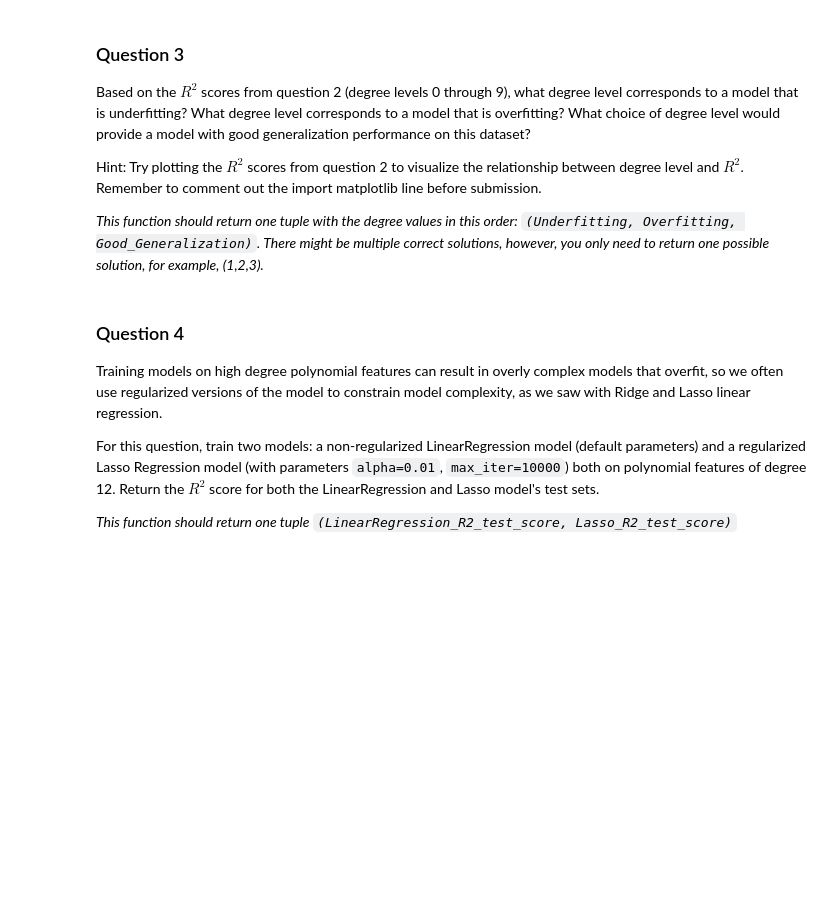
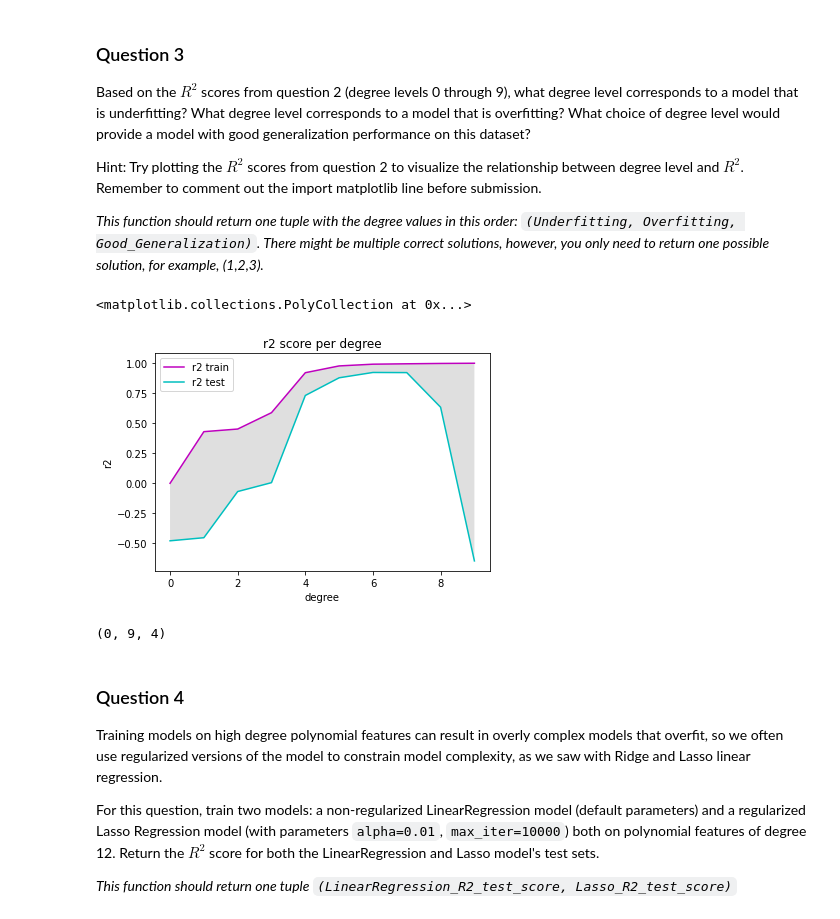
Before and after one commit to francodarvas/PYTHON2, a Jupyter notebook: Assignment 2 Agus.ipynb, the cells around one changed output. Drawn from its saved outputs; the diff is of its cells as text; code cells hidden in the pictures; blank space fills up the shorter version.

```diff
--- a/Assignment 2 Agus.ipynb
+++ b/Assignment 2 Agus.ipynb
@@ -81,12 +138,22 @@ def plot_one(degree_predictions):
 Write a function that fits a polynomial LinearRegression model on the training data `X_train` for degrees 0 through 9. For each model compute the $R^2$ (coefficient of determination) regression score on the training data as well as the the test data, and return both of these arrays in a tuple.
 
 *This function should return one tuple of numpy arrays `(r2_train, r2_test)`. Both arrays should have shape `(10,)`*
-# %%
-def answer_two():
-    from sklearn.linear_model import LinearRegression
-    from sklearn.preprocessing import PolynomialFeatures
-    from sklearn.metrics.regression import r2_score
-
-    # Your code here
-
-    return # Your answer here
+# %%
+from sklearn.linear_model import LinearRegression
+from sklearn.preprocessing import PolynomialFeatures
+
+grados=np.arange(0,10,1)
+ii=np.arange(0,10,1)
+def answer_two():
+    scores_train=[]
+    scores_test=[]
+    for i, num in zip(ii,grados):
+               poly = PolynomialFeatures(degree=num)
+               X_poly = poly.fit_transform(X_train.reshape(-1,1))
+               X_poly_test = poly.fit_transform(X_test.reshape(-1,1))
+               linreg = LinearRegression().fit(X_poly, y_train)
+               scores_train.append(linreg.score(X_poly, y_train))
+               scores_test.append(linreg.score(X_poly_test, y_test))
+    result= (scores_train, scores_test)
+    return result
+answer_two()
@@ -107,3 +189,29 @@ def answer_three():
+# %%
+import matplotlib.pyplot as plt
+%matplotlib inline
+scores=answer_two()
+# plot the linear data and the exponential data
+plt.plot(scores[0], 'm-',scores[1], 'c-')
+plt.xlabel('degree')
+plt.ylabel('r2')
+plt.title('r2 score per degree')
+# add a legend with legend entries (because we didn't have labels when we plotted the data series)
+plt.legend(['r2 train', 'r2 test'])
+# fill the area between the linear data and exponential data
+plt.gca().fill_between(range(len(scores[0])),
+                      list(np.array(scores[0])), list(np.array(scores[1])),
+                      facecolor='grey',
+                      alpha=0.25, label = '_nolegend_')
+# %% [output]
+<matplotlib.collections.PolyCollection at 0x...>
+[figure, added]
+# %%
+def answer_three():
+
+    return (0,9,4)
+answer_three()
+# %% [output]
+(0, 9, 4)
 # %% [markdown]
 ### Question 4
 
```
Also changed, not shown: parts of 20 cells of this notebook.
